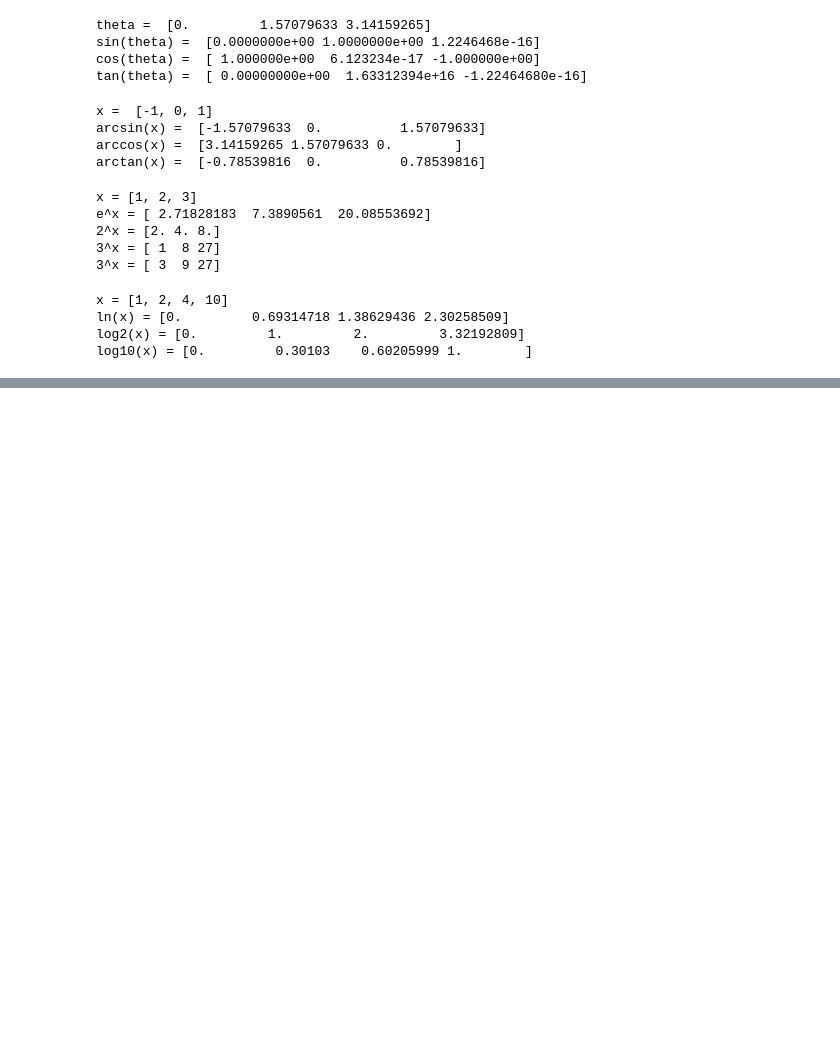
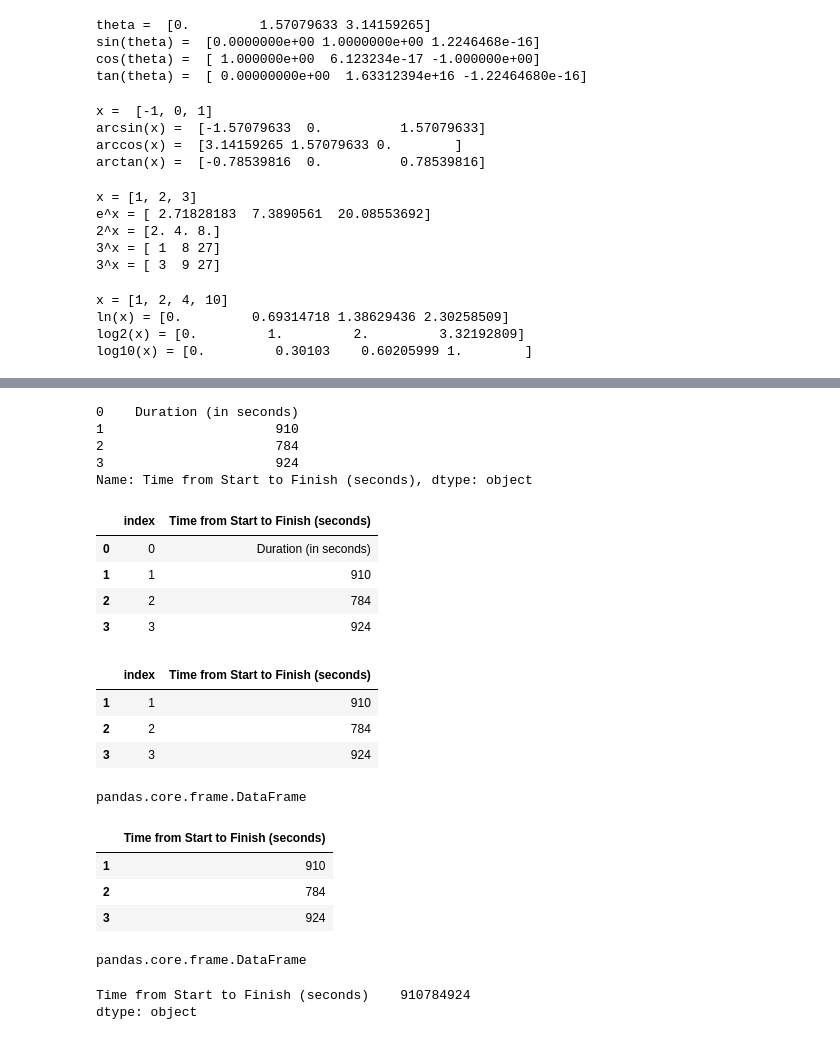
Before and after one commit to ali-d-nasseri/Python-Tutorials, a Jupyter notebook: Numpy Tutorial.ipynb, the cells around one changed output, grey strips where cells are left out. Drawn from its saved outputs; the diff is of its cells as text; code cells hidden in the pictures; blank space fills up the shorter version.

```diff
--- a/Numpy Tutorial.ipynb
+++ b/Numpy Tutorial.ipynb
@@ -692,0 +719,29 @@ log10(x) = [0.         0.30103    0.60205999 1.        ]
+# %%
+df_time.head()
+# %% [output]
+0    Duration (in seconds)
+1                      910
+2                      784
+3                      924
+Name: Time from Start to Finish (seconds), dtype: object
+# %%
+df_time = df_time.reset_index()
+df_time
+# %% [output]
+|  | index | Time from Start to Finish (seconds) |
+| 0 | 0 | Duration (in seconds) |
+| 1 | 1 | 910 |
+| 2 | 2 | 784 |
+| 3 | 3 | 924 |
+# %%
+df_time = df_time.drop(index = 0)
+df_time
+# %% [output]
+|  | index | Time from Start to Finish (seconds) |
+| 1 | 1 | 910 |
+| 2 | 2 | 784 |
+| 3 | 3 | 924 |
+# %%
+type(df_time)
+# %% [output]
+pandas.core.frame.DataFrame
@@ -692,0 +750,16 @@ log10(x) = [0.         0.30103    0.60205999 1.        ]
+# %%
+df_time
+# %% [output]
+|  | Time from Start to Finish (seconds) |
+| 1 | 910 |
+| 2 | 784 |
+| 3 | 924 |
+# %%
+type(df_time)
+# %% [output]
+pandas.core.frame.DataFrame
+# %%
+np.sum(df_time) # in this case since the values are strings then it will add them side by side instead of the adding the actual values
+# %% [output]
+Time from Start to Finish (seconds)    910784924
+dtype: object
```
Also changed, not shown: parts of 26 cells of this notebook.
